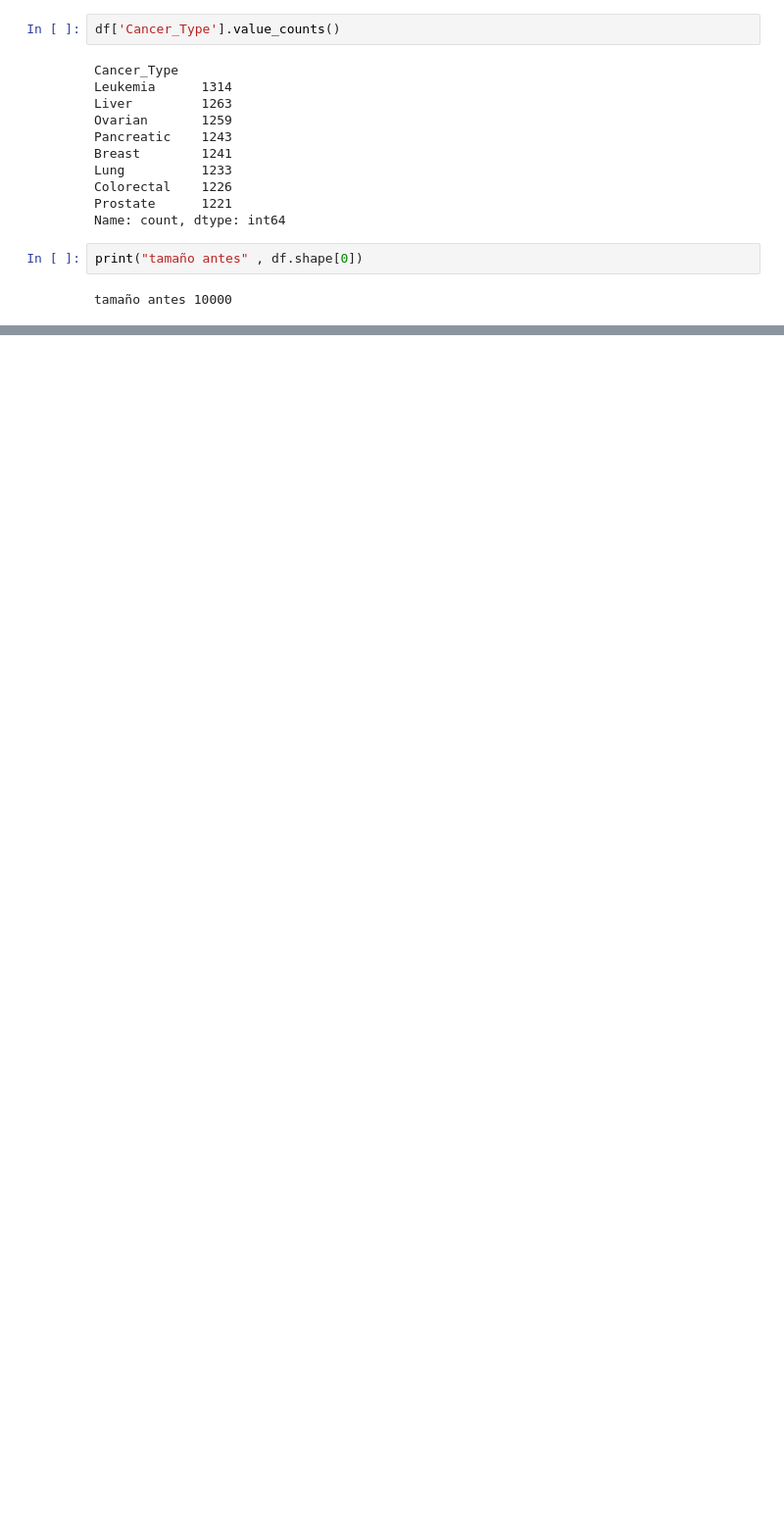
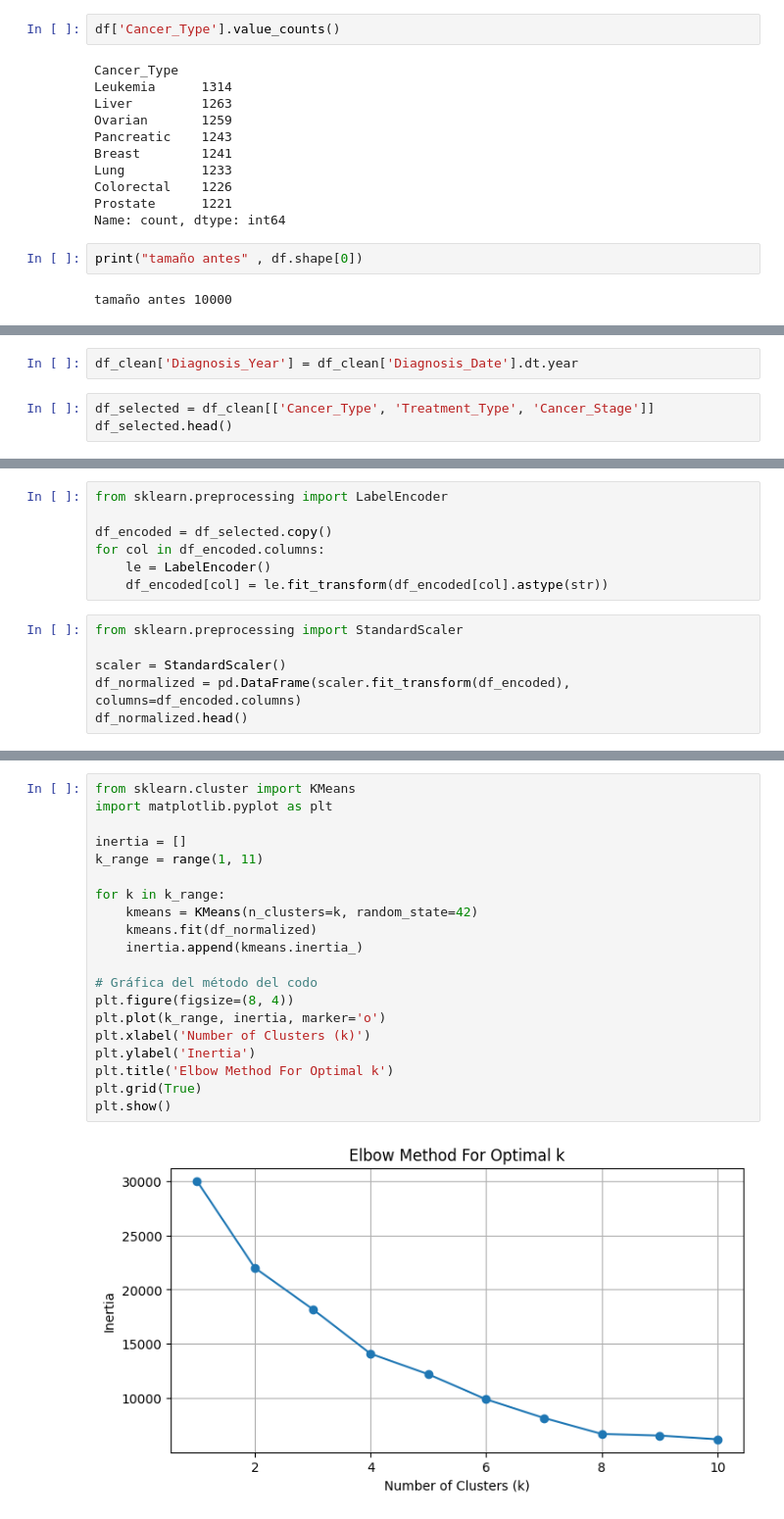
Before and after one commit to Estebanaj/Proyecto_IA_CAIRE, a Jupyter notebook: EDA/EDA.ipynb, the cells around one changed output, grey strips where cells are left out. Shown at 98% size. Saved outputs shown, nothing was run; the diff lists cells and outputs as text; blank space fills up the shorter version.

```diff
--- a/EDA/EDA.ipynb
+++ b/EDA/EDA.ipynb
@@ -138,0 +167,5 @@ tamaño antes 10000
+# %%
+df_clean['Diagnosis_Year'] = df_clean['Diagnosis_Date'].dt.year
+# %%
+df_selected = df_clean[['Cancer_Type', 'Treatment_Type', 'Cancer_Stage']]
+df_selected.head()
@@ -138,0 +179,13 @@ tamaño antes 10000
+# %%
+from sklearn.preprocessing import LabelEncoder
+
+df_encoded = df_selected.copy()
+for col in df_encoded.columns:
+    le = LabelEncoder()
+    df_encoded[col] = le.fit_transform(df_encoded[col].astype(str))
+# %%
+from sklearn.preprocessing import StandardScaler
+
+scaler = StandardScaler()
+df_normalized = pd.DataFrame(scaler.fit_transform(df_encoded), columns=df_encoded.columns)
+df_normalized.head()
@@ -138,0 +199,22 @@ tamaño antes 10000
+# %%
+from sklearn.cluster import KMeans
+import matplotlib.pyplot as plt
+
+inertia = []
+k_range = range(1, 11)
+
+for k in k_range:
+    kmeans = KMeans(n_clusters=k, random_state=42)
+    kmeans.fit(df_normalized)
+    inertia.append(kmeans.inertia_)
+
+# Gráfica del método del codo
+plt.figure(figsize=(8, 4))
+plt.plot(k_range, inertia, marker='o')
+plt.xlabel('Number of Clusters (k)')
+plt.ylabel('Inertia')
+plt.title('Elbow Method For Optimal k')
+plt.grid(True)
+plt.show()
+# %% [output]
+[figure, added]
```
Also changed, not shown: parts of 21 cells of this notebook.
